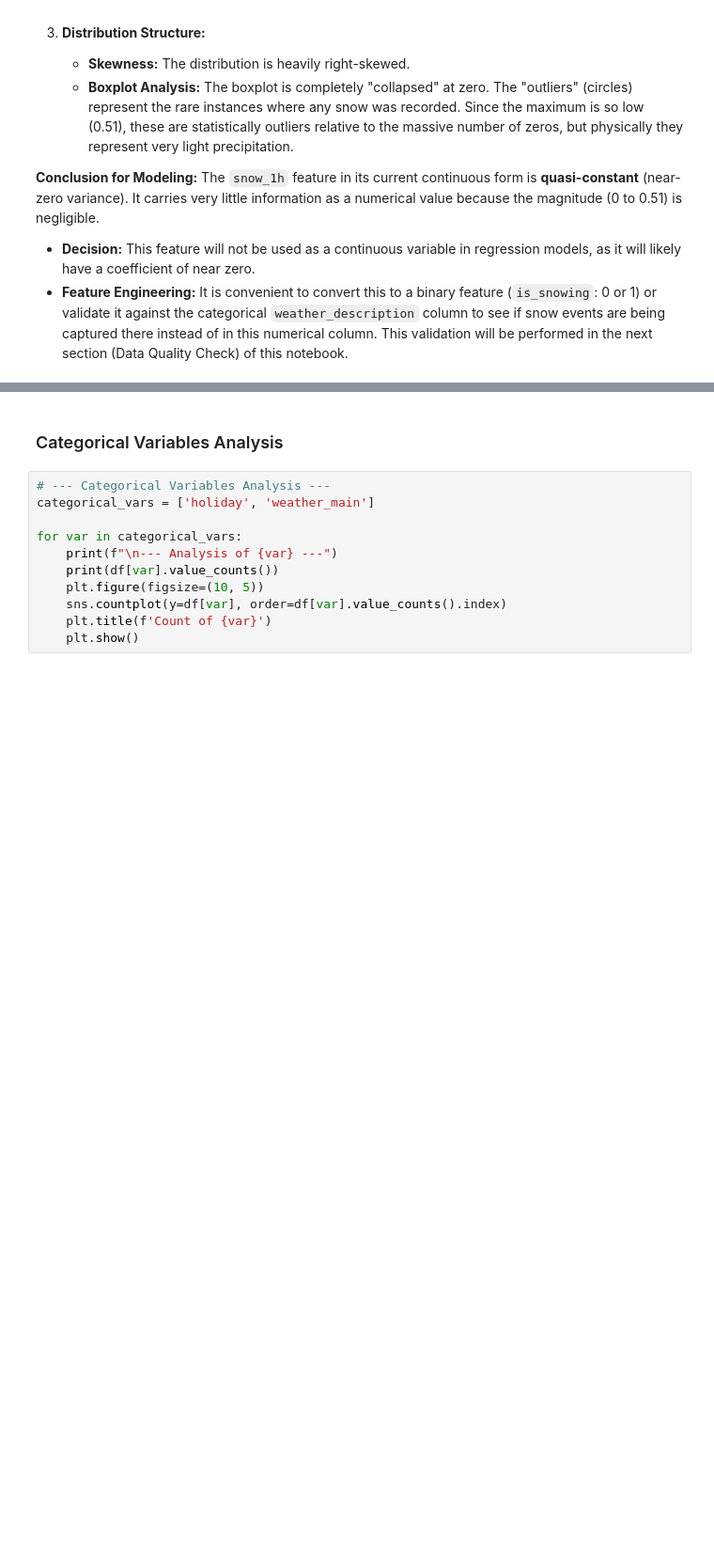
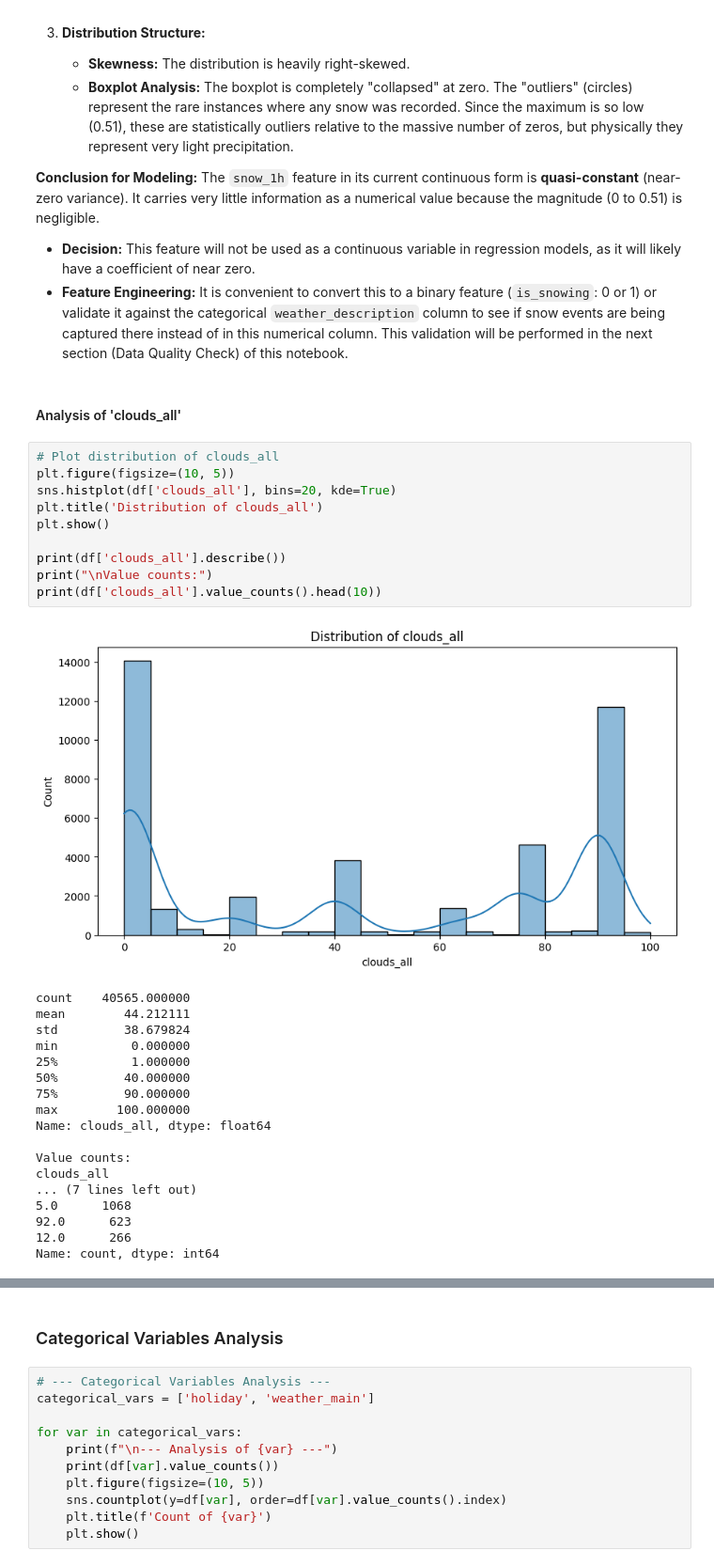
Before and after one commit to LuizCorrei4/predict-traffic-volume, a Jupyter notebook: notebooks/01-exploration.ipynb, the cells around one changed output, grey strips where cells are left out. Shown at 94% size. Drawn from its saved outputs; the diff is of its cells as text; blank space fills up the shorter version.

```diff
--- a/notebooks/01-exploration.ipynb
+++ b/notebooks/01-exploration.ipynb
@@ -842,3 +842,34 @@ The analysis of the `snow_1h` variable reveals a distribution that is **extremel
 The `snow_1h` feature in its current continuous form is **quasi-constant** (near-zero variance). It carries very little information as a numerical value because the magnitude (0 to 0.51) is negligible.
 * **Decision:** This feature will not be used as a continuous variable in regression models, as it will likely have a coefficient of near zero.
 * **Feature Engineering:** It is convenient to convert this to a binary feature (`is_snowing`: 0 or 1) or validate it against the categorical `weather_description` column to see if snow events are being captured there instead of in this numerical column. This validation will be performed in the next section (Data Quality Check) of this notebook.
+# %% [markdown]
+#### Analysis of 'clouds_all'
+# %%
+# Plot distribution of clouds_all
+plt.figure(figsize=(10, 5))
+sns.histplot(df['clouds_all'], bins=20, kde=True)
+plt.title('Distribution of clouds_all')
+plt.show()
+
+print(df['clouds_all'].describe())
+print("\nValue counts:")
+print(df['clouds_all'].value_counts().head(10))
+# %% [output]
+[figure, added]
+count    40565.000000
+mean        44.212111
+std         38.679824
+min          0.000000
+25%          1.000000
+50%         40.000000
+75%         90.000000
+max        100.000000
+Name: clouds_all, dtype: float64
+
+Value counts:
+clouds_all
+... (7 lines left out)
+5.0      1068
+92.0      623
+12.0      266
+Name: count, dtype: int64
```
Also changed, not shown: parts of 9 cells of this notebook, 10 other files.
